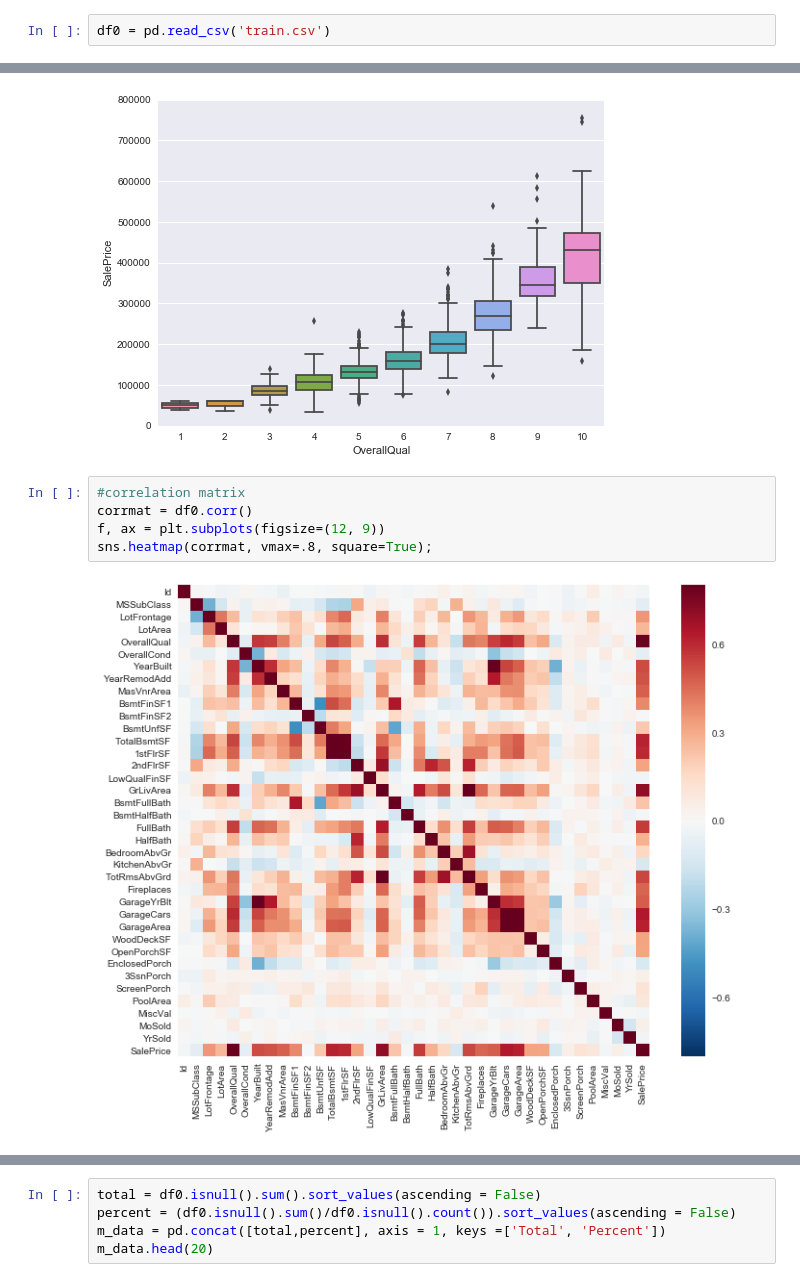
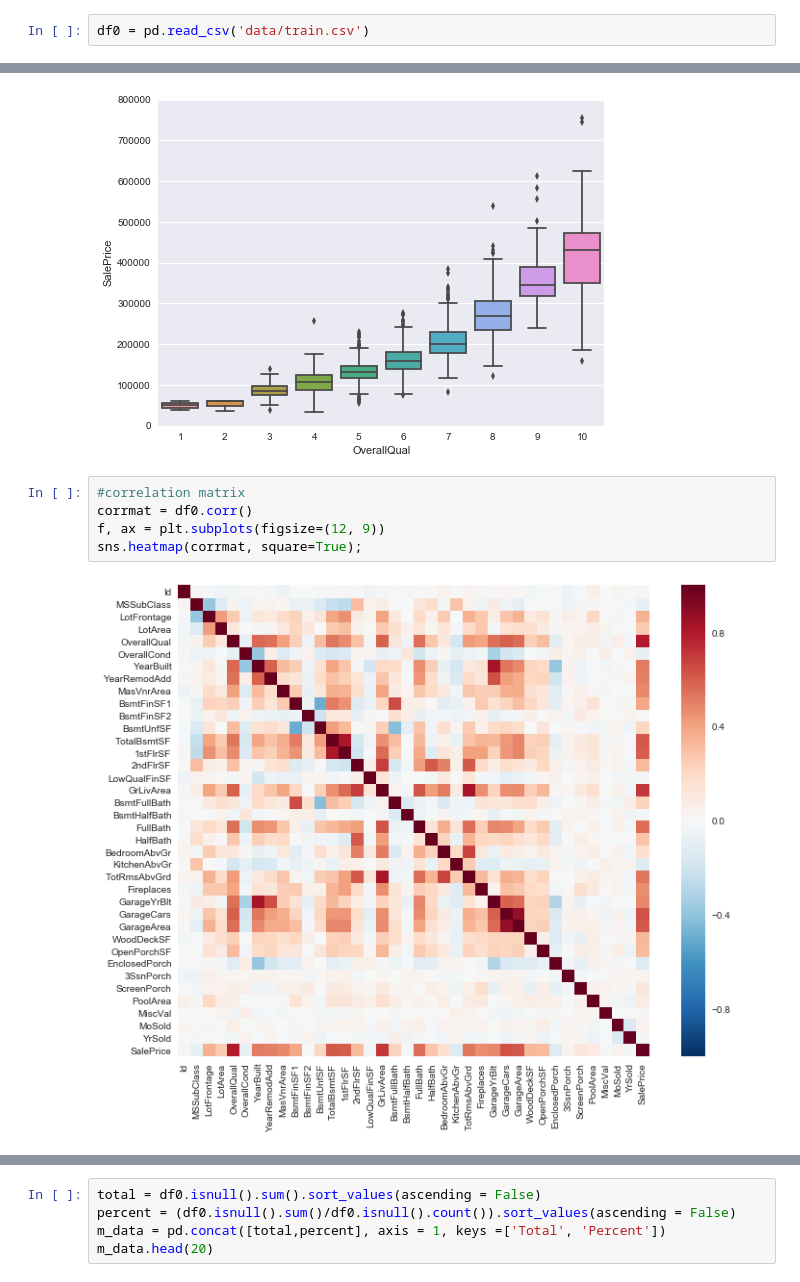
Before and after one commit to uykim/kaggle, a Jupyter notebook: house/170604.ipynb, the cells around one changed output, grey strips where cells are left out. Drawn from its saved outputs; the diff is of its cells as text.

```diff
--- a/house/170604.ipynb
+++ b/house/170604.ipynb
@@ -12,5 +13,5 @@ import statsmodels.api as sm
 # %%
-df0 = pd.read_csv('train.csv')
+df0 = pd.read_csv('data/train.csv')
 # %%
 print df0.info()
 # %% [output]
@@ -208,8 +185,8 @@ fig.axis(ymin=0, ymax=800000);
 # %%
 #correlation matrix
 corrmat = df0.corr()
 f, ax = plt.subplots(figsize=(12, 9))
-sns.heatmap(corrmat, vmax=.8, square=True);
+sns.heatmap(corrmat, square=True);
 # %% [output]
-[figure, old version]
+[figure, new version]
 # %%
```
Also changed, not shown: parts of 33 cells of this notebook.
